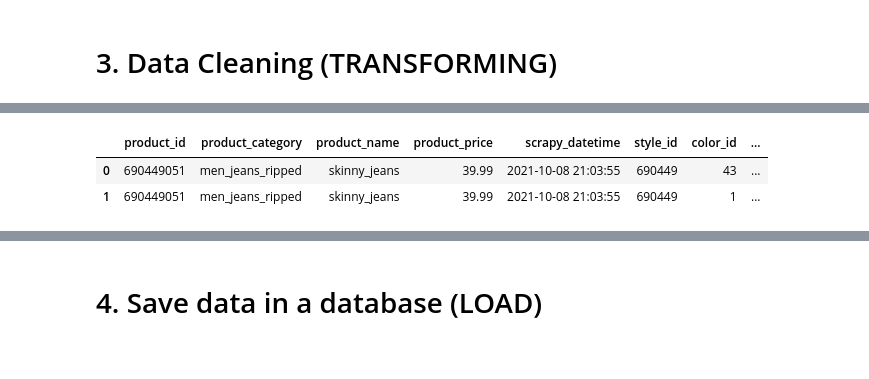
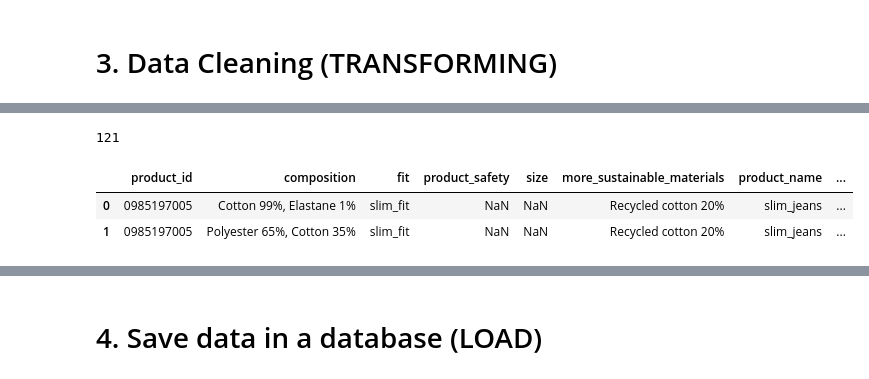
Before and after one commit to Lucas-Okamura/StarJeans, a Jupyter notebook: StarJeans_ETL.ipynb, the cells around one changed output, grey strips where cells are left out. Drawn from its saved outputs; the diff is of its cells as text; code cells hidden in the pictures.

```diff
--- a/StarJeans_ETL.ipynb
+++ b/StarJeans_ETL.ipynb
@@ -260,58 +283,64 @@ product safety      object
 dtype: object
+# %%
+len(df['product_id'].unique())
+# %% [output]
+121
 # %%
 # product_id
-df = df.dropna(subset = ['product_id'])
-df['product_id'] = df['product_id'].astype(int)
+df_data = df_compositions.dropna(subset = ['product_id'])
 
-# product name - change format
-df['product_name'] = df['product_name'].apply(lambda x: x.lower().replace(' ', '_'))
+# product name - change format and remove tabs and newlines
+df_data['product_name'] = df_data['product_name'].str.replace('\n', '')
+df_data['product_name'] = df_data['product_name'].str.replace('\t', '')
+df_data['product_name'] = df_data['product_name'].str.replace('  ', '')
+df_data['product_name'] = df_data['product_name'].str.replace(' ', '_').str.lower()
 
 # product price - remove $
-df['product_price'] = df['product_price'].apply(lambda x: x.replace('$', '') if pd.notnull(x) else x).astype(float)
+df_data['product_price'] = df_data['product_price'].astype(float)
 
-# scrapy datetime
-df['scrapy_datetime'] = pd.to_datetime(df['scrapy_datetime'], errors = 'coerce')
+# # scrapy datetime
+# df_data['scrapy_datetime'] = pd.to_datetime(df_data['scrapy_datetime'], errors = 'coerce')
 
-# style id
-df['style_id'] = df['style_id'].astype(int)
+# # style id
+# df_data['style_id'] = df_data['style_id'].astype(int)
 
-# color id
-df['color_id'] = df['color_id'].astype(int)
+# # color id
+# df_data['color_id'] = df_data['color_id'].astype(int)
 
 # color name - change format
-df['color_name'] = df['color_name'].apply(lambda x: x.lower().replace(' ', '_').replace('/', '_') if pd.notnull(x) else x)
+df_data['color_name'] = df_data['color_name'].str.replace(' ', '_').str.lower()\
 
 # fit
-df['fit'] = df['fit'].apply(lambda x: x.lower().replace(' ', '_') if pd.notnull(x) else x)
+df_data['fit'] = df_data['fit'].apply(lambda x: x.lower().replace(' ', '_') if pd.notnull(x) else x)
 
 # size number
-df['size_number'] = df['size'].apply(lambda x: re.search('\d{3}cm', x).group(0) if pd.notnull(x) else x)
-df['size_number'] = df['size_number'].apply(lambda x: re.search('\d+', x).group(0) if pd.notnull(x) else x)
+df_data['size_number'] = df_data['size'].apply(lambda x: re.search('\d{3}cm', x).group(0) if pd.notnull(x) else x)
+df_data['size_number'] = df_data['size_number'].apply(lambda x: re.search('\d+', x).group(0) if pd.notnull(x) else x)
 
 # size model
-df['size_model'] = df['size'].str.extract('(\d+/\\d+)')
+df_data['size_model'] = df_data['size'].str.extract('(\d+/\\d+)')
 
-# composition
-df = df[~df['composition'].str.contains('Pocket lining:', na = False)]
-df = df[~df['composition'].str.contains('Lining:', na = False)]
-df = df[~df['composition'].str.contains('Shell:', na = False)]
-df = df[~df['composition'].str.contains('Pocket:', na = False)]
+# # composition
+# df_data = df_data[~df_data['composition'].str.contains('Pocket lining:', na = False)]
+# df_data = df_data[~df_data['composition'].str.contains('Lining:', na = False)]
+# df_data = df_data[~df_data['composition'].str.contains('Shell:', na = False)]
+# df_data = df_data[~df_data['composition'].str.contains('Pocket:', na = False)]
 
-# drop duplicates
-df = df.drop_duplicates(subset = ['product_id', 'product_category', 'product_name', 'product_price',
-                                  'scrapy_datetime', 'style_id', 'color_id', 'color_name', 'fit'],
-                        keep = 'last')
+# # drop duplicates
+# df_data = df_data.drop_duplicates(subset = ['product_id', 'product_category', 'product_name', 'product_price',
+#                                   'scrapy_datetime', 'style_id', 'color_id', 'color_name', 'fit'],
+#                         keep = 'last')
 
-# reset index
-df = df.reset_index(drop = True)
+# # reset index
+# df_data = df_data.reset_index(drop = True)
 
 # break composition by comma
-df_aux = df['composition'].str.split(',', expand = True)
+df1 = df_data['composition'].str.split(',', expand = True).reset_index(drop = True)
 
-df.head(2)
+df_data.head(2)
 # %% [output]
-|  | product_id | product_category | product_name | product_price | scrapy_datetime | style_id | color_id | ... |
-| 0 | 690449051 | men_jeans_ripped | skinny_jeans | 39.99 | 2021-10-08 21:03:55 | 690449 | 43 | ... |
-| 1 | 690449051 | men_jeans_ripped | skinny_jeans | 39.99 | 2021-10-08 21:03:55 | 690449 | 1 | ... |
+|  | product_id | composition | fit | product_safety | size | more_sustainable_materials | product_name | ... |
+| 0 | 0985197005 | Cotton 99%, Elastane 1% | slim_fit | NaN | NaN | Recycled cotton 20% | slim_jeans | ... |
+| 1 | 0985197005 | Polyester 65%, Cotton 35% | slim_fit | NaN | NaN | Recycled cotton 20% | slim_jeans | ... |
 # %%
 # cotton / polyester / elastane / elasterell
```
Also changed, not shown: parts of 17 cells of this notebook, 4 other files.
